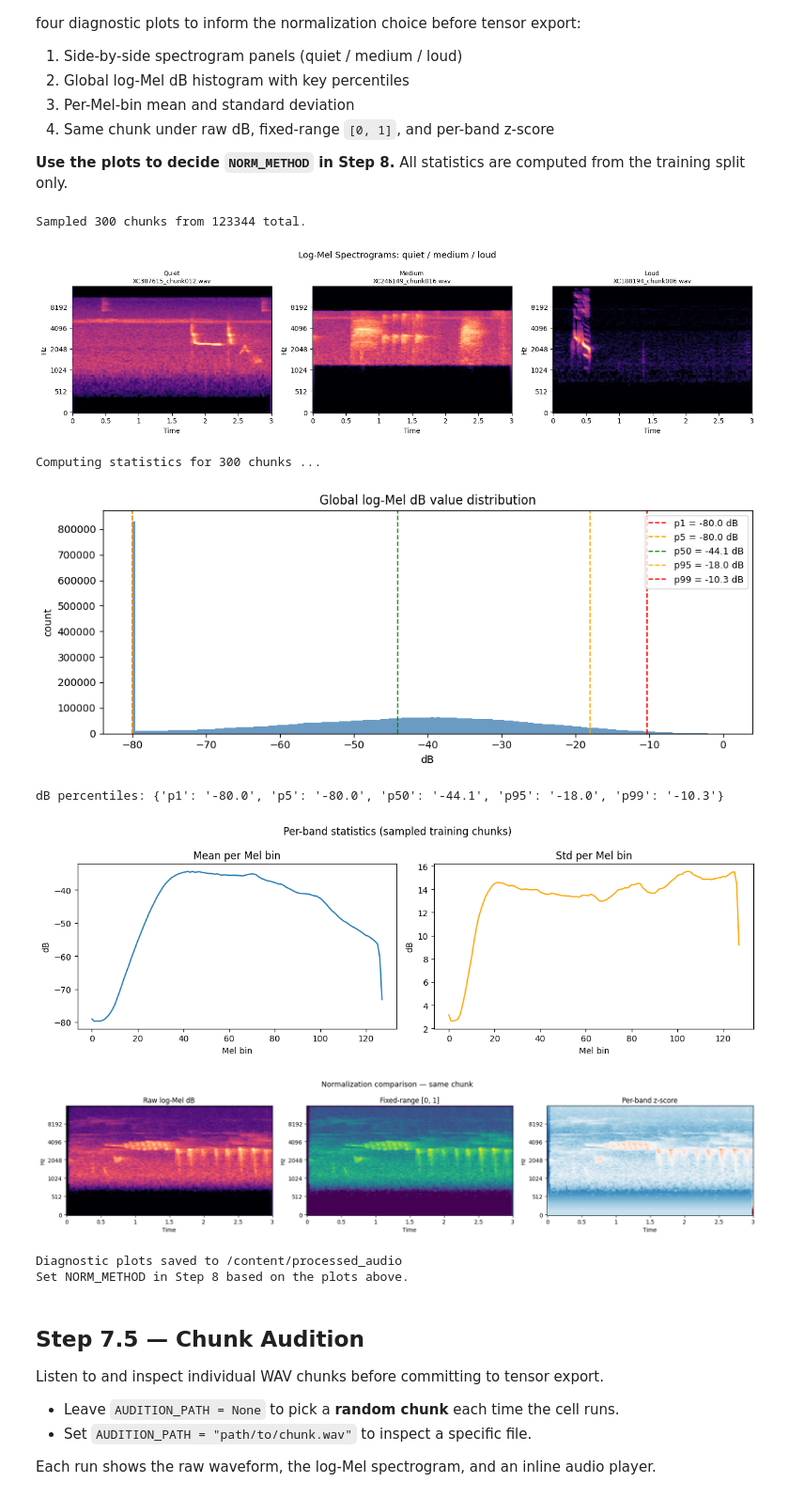
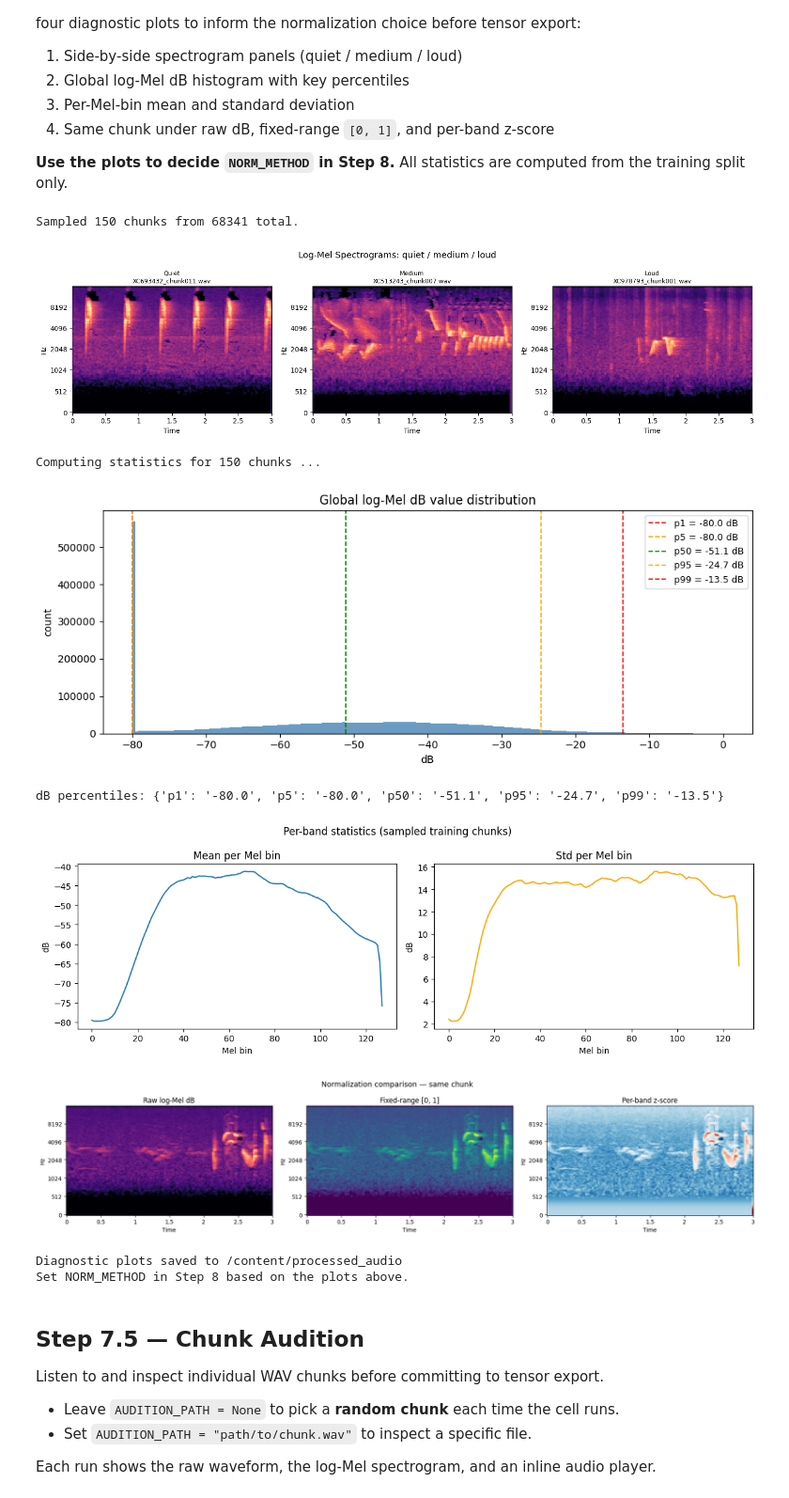
Before and after one commit to mrobayoba/colombian-bird-song-identifier, a Jupyter notebook: pre-processing.ipynb, the cells around one changed output. Shown at 94% size. Cells and saved outputs as stored; diff of their text form; code cells hidden in the pictures.

```diff
--- a/pre-processing.ipynb
+++ b/pre-processing.ipynb
@@ -808,7 +882,7 @@ SR         = 32_000
 DB_MIN     = -80.0
 DB_MAX     = 0.0
 
-DIAG_SAMPLE_SIZE = 300
+DIAG_SAMPLE_SIZE = 150
 random.seed(42)
 
 all_wav_paths = sorted(PROCESSED_DIR.rglob("*.wav"))
@@ -874,40 +948,40 @@ axes[0].set_ylabel("dB")
 axes[1].plot(band_std, color="orange")
 axes[1].set_title("Std per Mel bin")
 axes[1].set_xlabel("Mel bin")
 axes[1].set_ylabel("dB")
 fig.suptitle("Per-band statistics (sampled training chunks)")
 plt.tight_layout()
 plt.savefig(str(PROCESSED_DIR / "diag_per_band_stats.png"), dpi=120)
 plt.show()
 
 # ── Plot 4: Normalization comparison ──────────────────────────────────────
 sample_db   = wav_to_logmel(sampled_paths[len(sampled_paths) // 2])
 norm_01     = (np.clip(sample_db, DB_MIN, DB_MAX) - DB_MIN) / (DB_MAX - DB_MIN)
 norm_zscore = (sample_db - band_mean[:, None]) / (band_std[:, None] + 1e-6)
 
 fig, axes = plt.subplots(1, 3, figsize=(18, 4))
 fig.suptitle("Normalization comparison — same chunk", fontsize=13)
 for ax, data, title, cmap in zip(axes,
         [sample_db, norm_01, norm_zscore],
         ["Raw log-Mel dB", "Fixed-range [0, 1]", "Per-band z-score"],
         ["magma", "viridis", "RdBu_r"]):
     librosa.display.specshow(data, sr=SR, hop_length=HOP_LENGTH,
                              x_axis="time", y_axis="mel", ax=ax, cmap=cmap)
     ax.set_title(title)
 plt.tight_layout()
 plt.savefig(str(PROCESSED_DIR / "diag_normalization_comparison.png"), dpi=120)
 plt.show()
 
 print("Diagnostic plots saved to", PROCESSED_DIR)
 print("Set NORM_METHOD in Step 8 based on the plots above.")
 # %% [output]
-Sampled 300 chunks from 123344 total.
+Sampled 150 chunks from 68341 total.
-[figure, old version]
+[figure, new version]
-Computing statistics for 300 chunks ...
+Computing statistics for 150 chunks ...
-[figure, old version]
+[figure, new version]
-dB percentiles: {'p1': '-80.0', 'p5': '-80.0', 'p50': '-44.1', 'p95': '-18.0', 'p99': '-10.3'}
+dB percentiles: {'p1': '-80.0', 'p5': '-80.0', 'p50': '-51.1', 'p95': '-24.7', 'p99': '-13.5'}
-[figure, old version]
+[figure, new version]
-[figure, old version]
+[figure, new version]
 Diagnostic plots saved to /content/processed_audio
 Set NORM_METHOD in Step 8 based on the plots above.
 # %% [markdown]
```
Also changed, not shown: parts of 10 cells of this notebook.
